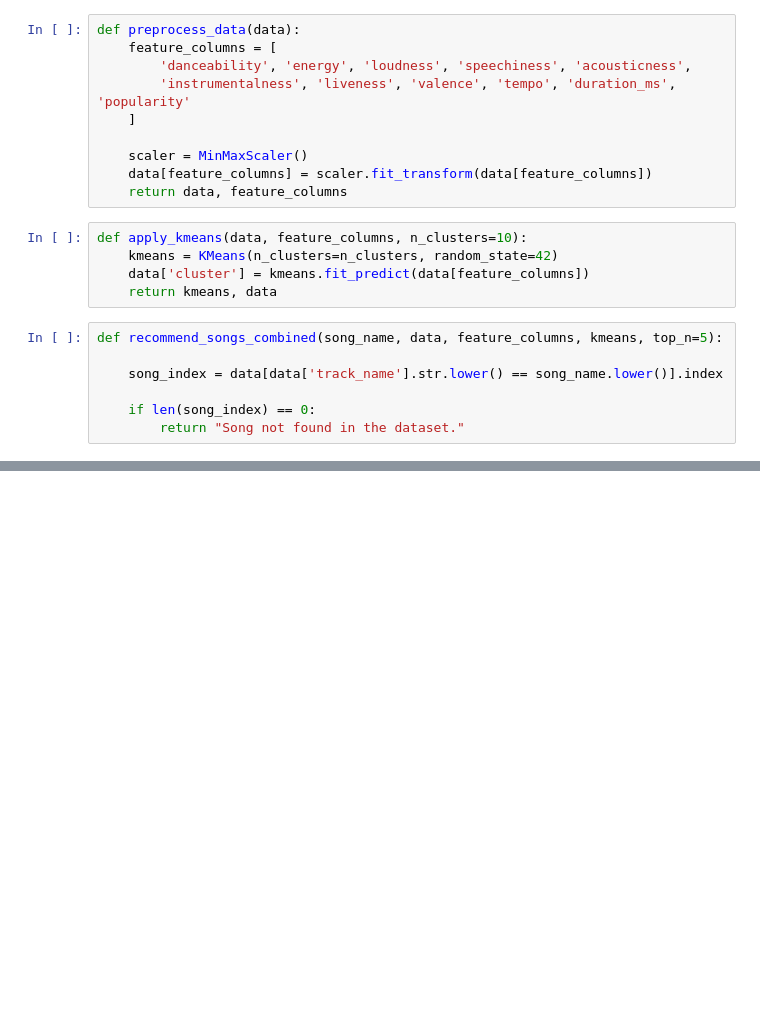
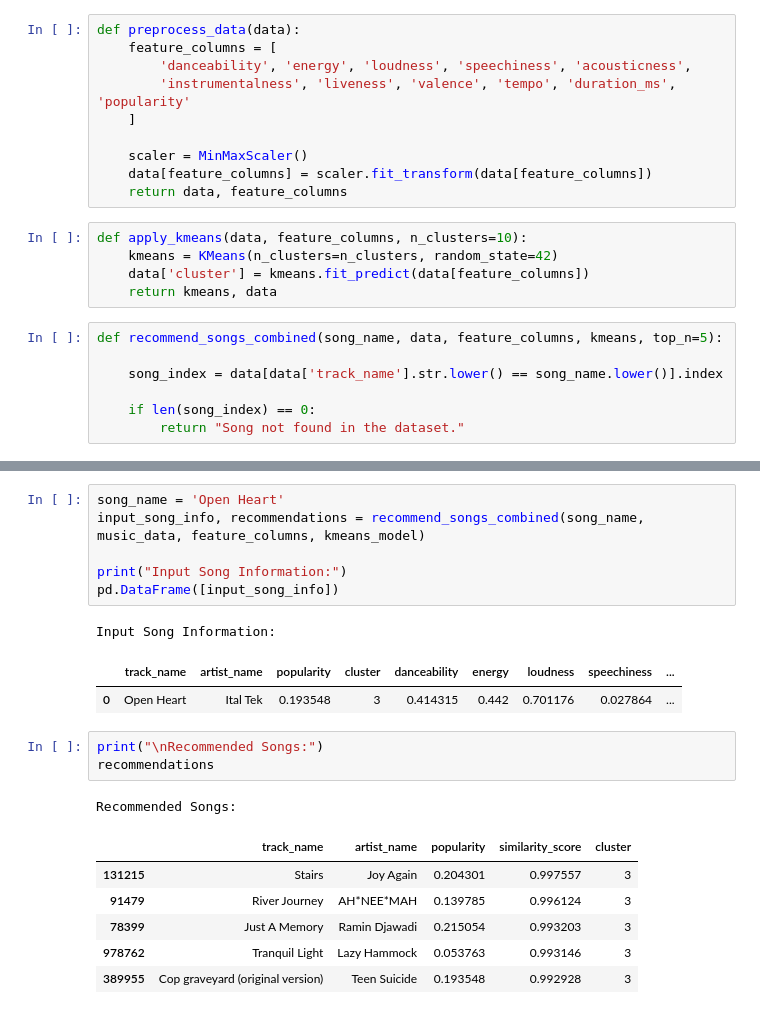
Before and after one commit to Eldamarany1/Music-Recommender-System-Spotify-Dataset-, a Jupyter notebook: music-rec-system-using-spotify-dataset.ipynb, the cells around one changed output, grey strips where cells are left out. Saved outputs shown, nothing was run; the diff lists cells and outputs as text; blank space fills up the shorter version.

```diff
--- a/music-rec-system-using-spotify-dataset.ipynb
+++ b/music-rec-system-using-spotify-dataset.ipynb
@@ -659,3 +659,24 @@ Recommended Songs:
 | 1020278 | Brand New | Emilie Mover | 0.129032 | 0.994664 | 1 |
 | 785060 | Hey Mr Policeman | Family | 0.086022 | 0.994570 | 1 |
 | 970810 | Turfistica | Trio Hugo Diaz | 0.053763 | 0.994308 | 1 |
+# %%
+song_name = 'Open Heart'
+input_song_info, recommendations = recommend_songs_combined(song_name, music_data, feature_columns, kmeans_model)
+
+print("Input Song Information:")
+pd.DataFrame([input_song_info])
+# %% [output]
+Input Song Information:
+|  | track_name | artist_name | popularity | cluster | danceability | energy | loudness | speechiness | ... |
+| 0 | Open Heart | Ital Tek | 0.193548 | 3 | 0.414315 | 0.442 | 0.701176 | 0.027864 | ... |
+# %%
+print("\nRecommended Songs:")
+recommendations
+# %% [output]
+Recommended Songs:
+|  | track_name | artist_name | popularity | similarity_score | cluster |
+| 131215 | Stairs | Joy Again | 0.204301 | 0.997557 | 3 |
+| 91479 | River Journey | AH*NEE*MAH | 0.139785 | 0.996124 | 3 |
+| 78399 | Just A Memory | Ramin Djawadi | 0.215054 | 0.993203 | 3 |
+| 978762 | Tranquil Light | Lazy Hammock | 0.053763 | 0.993146 | 3 |
+| 389955 | Cop graveyard (original version) | Teen Suicide | 0.193548 | 0.992928 | 3 |
```
